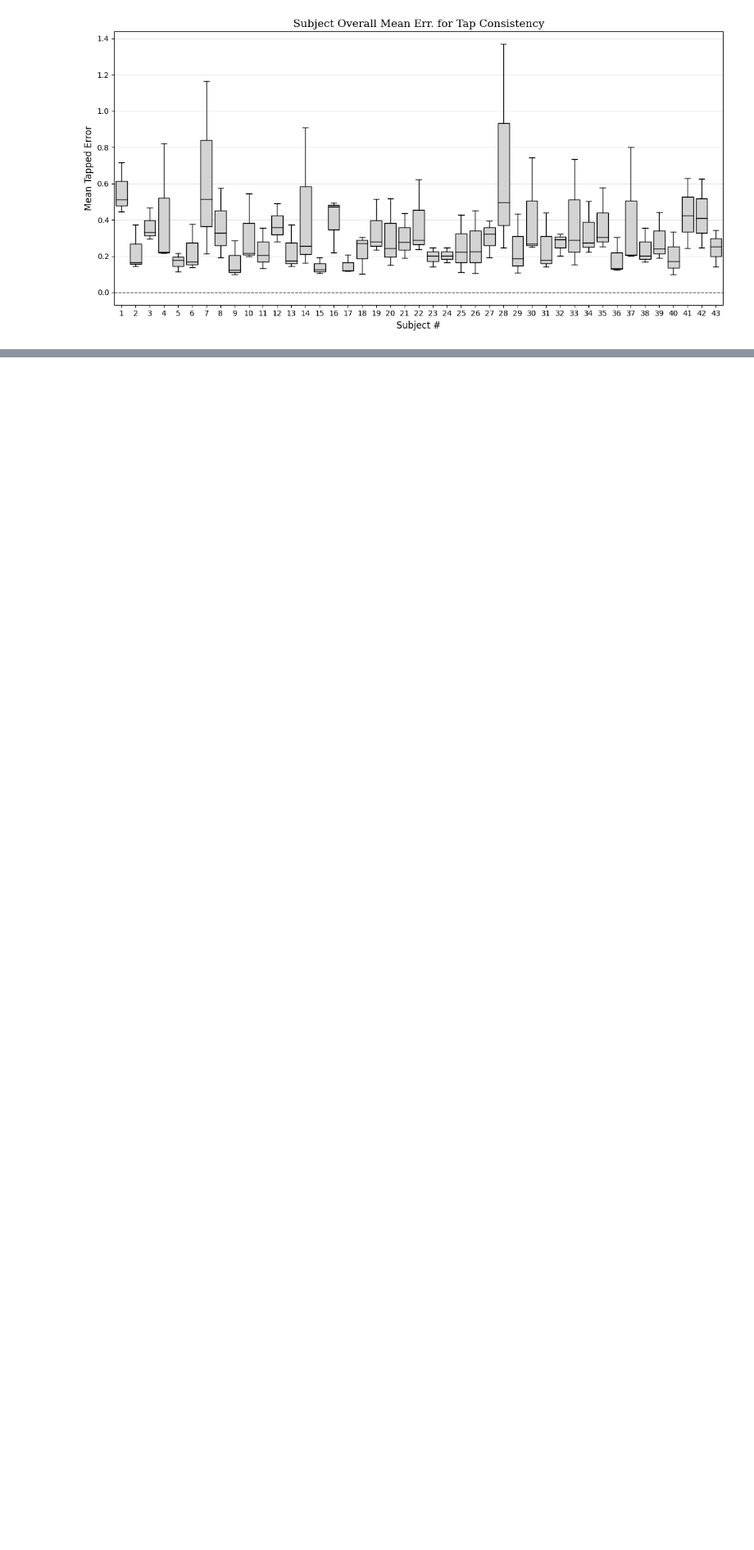
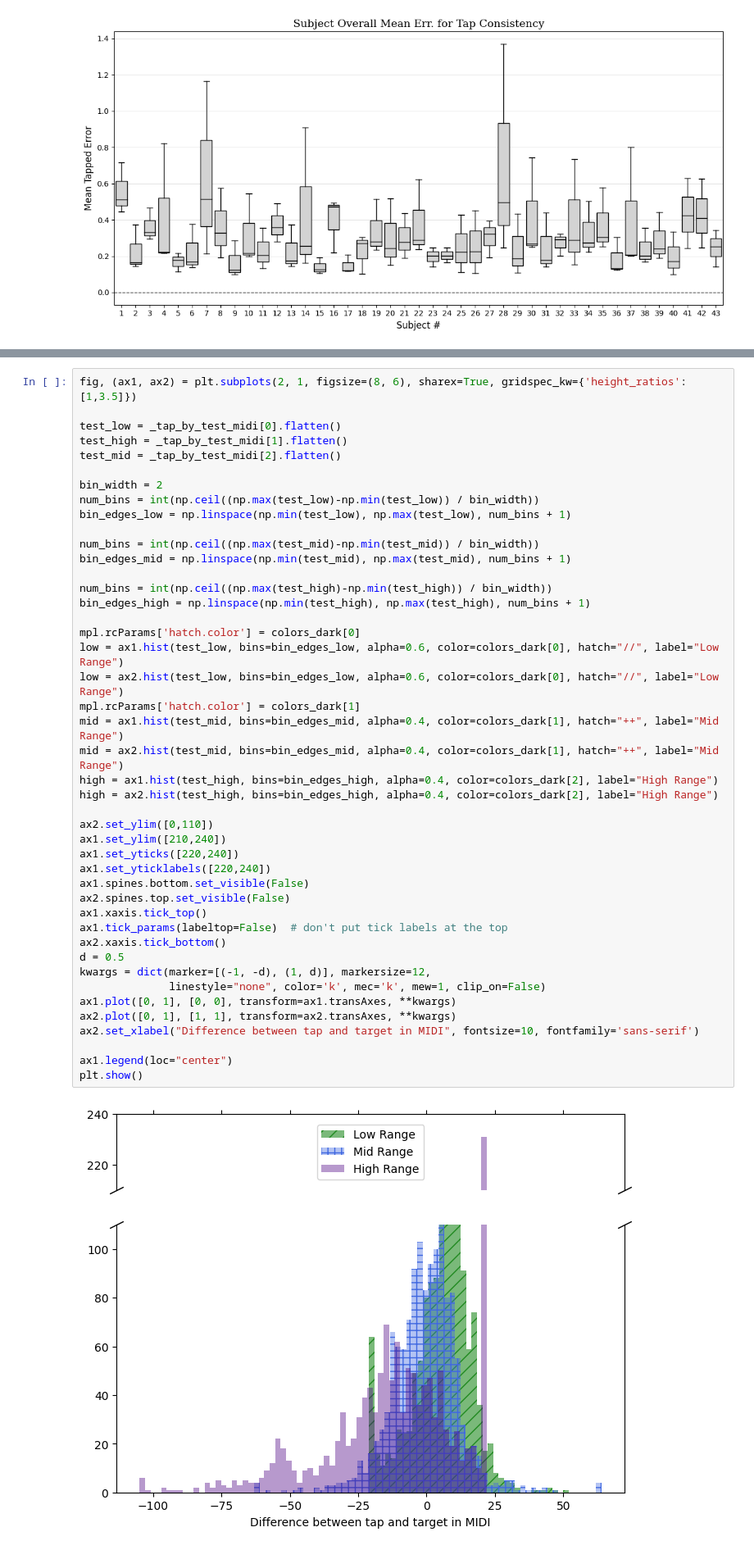
Before and after one commit to peter-clark/investigating-human-tapping-behavior-polyphonic-rhythms, a Jupyter notebook: 5-Tapping_Force-Consistency_and_Precision.ipynb, the cells around one changed output, grey strips where cells are left out. Shown at 82% size. Drawn from its saved outputs; the diff is of its cells as text; blank space fills up the shorter version.

```diff
--- a/5-Tapping_Force-Consistency_and_Precision.ipynb
+++ b/5-Tapping_Force-Consistency_and_Precision.ipynb
@@ -462,3 +340,49 @@ Text(0.5, 0, 'Quartile')
+# %%
+fig, (ax1, ax2) = plt.subplots(2, 1, figsize=(8, 6), sharex=True, gridspec_kw={'height_ratios': [1,3.5]})
+
+test_low = _tap_by_test_midi[0].flatten()
+test_high = _tap_by_test_midi[1].flatten()
+test_mid = _tap_by_test_midi[2].flatten()
+
+bin_width = 2
+num_bins = int(np.ceil((np.max(test_low)-np.min(test_low)) / bin_width))
+bin_edges_low = np.linspace(np.min(test_low), np.max(test_low), num_bins + 1)
+
+num_bins = int(np.ceil((np.max(test_mid)-np.min(test_mid)) / bin_width))
+bin_edges_mid = np.linspace(np.min(test_mid), np.max(test_mid), num_bins + 1)
+
+num_bins = int(np.ceil((np.max(test_high)-np.min(test_high)) / bin_width))
+bin_edges_high = np.linspace(np.min(test_high), np.max(test_high), num_bins + 1)
+
+mpl.rcParams['hatch.color'] = colors_dark[0]
+low = ax1.hist(test_low, bins=bin_edges_low, alpha=0.6, color=colors_dark[0], hatch="//", label="Low Range")
+low = ax2.hist(test_low, bins=bin_edges_low, alpha=0.6, color=colors_dark[0], hatch="//", label="Low Range")
+mpl.rcParams['hatch.color'] = colors_dark[1]
+mid = ax1.hist(test_mid, bins=bin_edges_mid, alpha=0.4, color=colors_dark[1], hatch="++", label="Mid Range")
+mid = ax2.hist(test_mid, bins=bin_edges_mid, alpha=0.4, color=colors_dark[1], hatch="++", label="Mid Range")
+high = ax1.hist(test_high, bins=bin_edges_high, alpha=0.4, color=colors_dark[2], label="High Range")
+high = ax2.hist(test_high, bins=bin_edges_high, alpha=0.4, color=colors_dark[2], label="High Range")
+
+ax2.set_ylim([0,110])
+ax1.set_ylim([210,240])
+ax1.set_yticks([220,240])
+ax1.set_yticklabels([220,240])
+ax1.spines.bottom.set_visible(False)
+ax2.spines.top.set_visible(False)
+ax1.xaxis.tick_top()
+ax1.tick_params(labeltop=False)  # don't put tick labels at the top
+ax2.xaxis.tick_bottom()
+d = 0.5
+kwargs = dict(marker=[(-1, -d), (1, d)], markersize=12,
+              linestyle="none", color='k', mec='k', mew=1, clip_on=False)
+ax1.plot([0, 1], [0, 0], transform=ax1.transAxes, **kwargs)
+ax2.plot([0, 1], [1, 1], transform=ax2.transAxes, **kwargs)
+ax2.set_xlabel("Difference between tap and target in MIDI", fontsize=10, fontfamily='sans-serif')
+
+ax1.legend(loc="center")
+plt.show()
+# %% [output]
+[figure, added]
 # %%
 ## Quartile and Test Level Statistics ##
 names=['low','high','mid']
```
Also changed, not shown: parts of 6 cells of this notebook.
